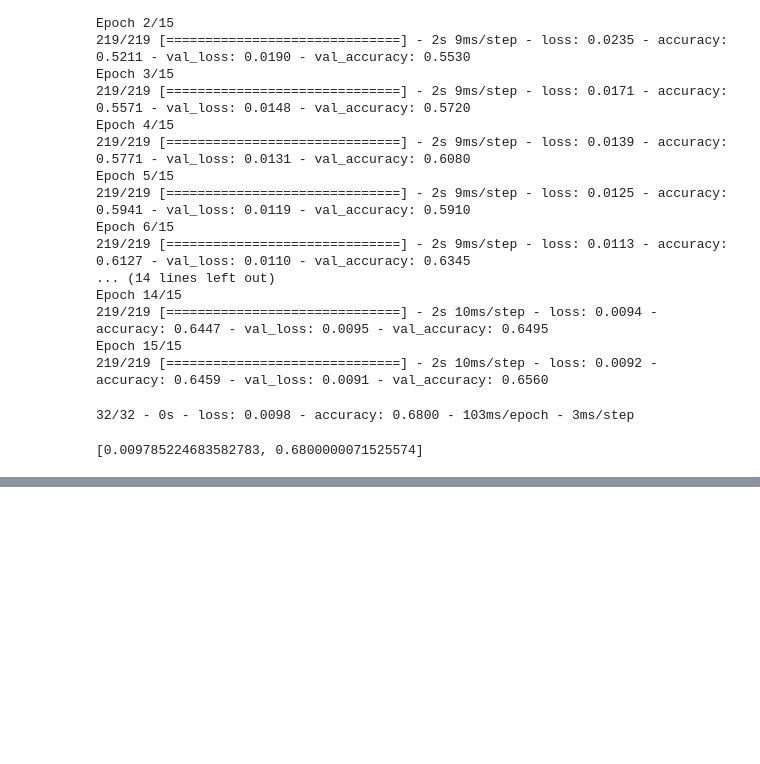
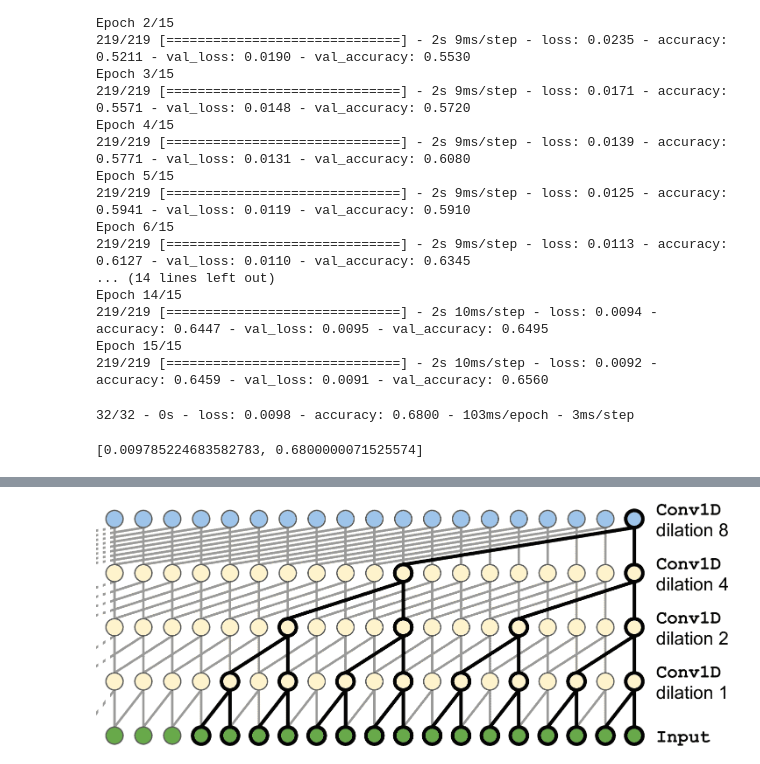
Before and after one commit to binlanguage/mln, a Jupyter notebook: 15_RNN_CNN.ipynb, the cells around one changed output, grey strips where cells are left out. Saved outputs shown, nothing was run; the diff lists cells and outputs as text; code cells hidden in the pictures; blank space fills up the shorter version.

```diff
--- a/15_RNN_CNN.ipynb
+++ b/15_RNN_CNN.ipynb
@@ -251,0 +428,19 @@ plt.show()
+# %%
+#wavenet简化版
+#标准版是叠三组 10 个卷积层，膨胀率为 1, 2, 4, 8, …, 256, 512
+model = keras.models.Sequential()
+model.add(keras.layers.InputLayer(input_shape=[None, 1]))
+for rate in (1, 2, 4, 8) * 2:
+    model.add(keras.layers.Conv1D(filters=20, kernel_size=2, padding="causal",
+                                  activation="relu", dilation_rate=rate))
+model.add(keras.layers.Conv1D(filters=10, kernel_size=1))
+
+#conv1D使用"causal"填充,等价于在输入序列的左边用零填充填充合适数量的 0,这样不会在训练中窥测未来
+#添加相似的成对的层，膨胀率为 1、2、4、8，接着又是 1、2、4、8
+#输出层：一个有 10 个大小为 1 的过滤器的卷积层，没有激活函数
+#由于填充层使用causal左same模式，输入和输出序列长度不变
+
+from IPython.display import Image
+Image('https://hands1ml.apachecn.org/img/36df0b6e0bffc722814f35bdd3bb5581.png',width=800)
+# %% [output]
+[figure, added]
```
Also changed, not shown: parts of 15 cells of this notebook.
